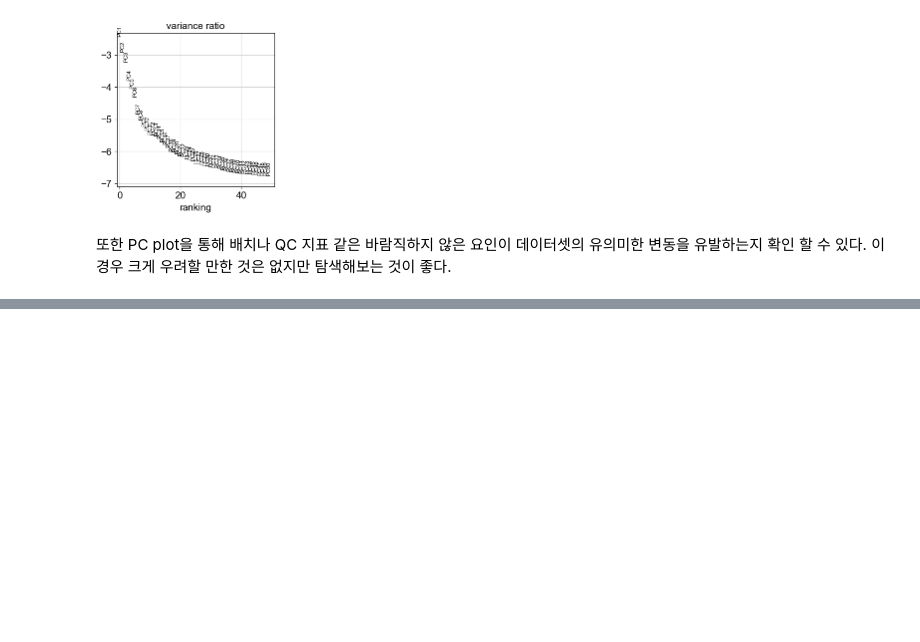
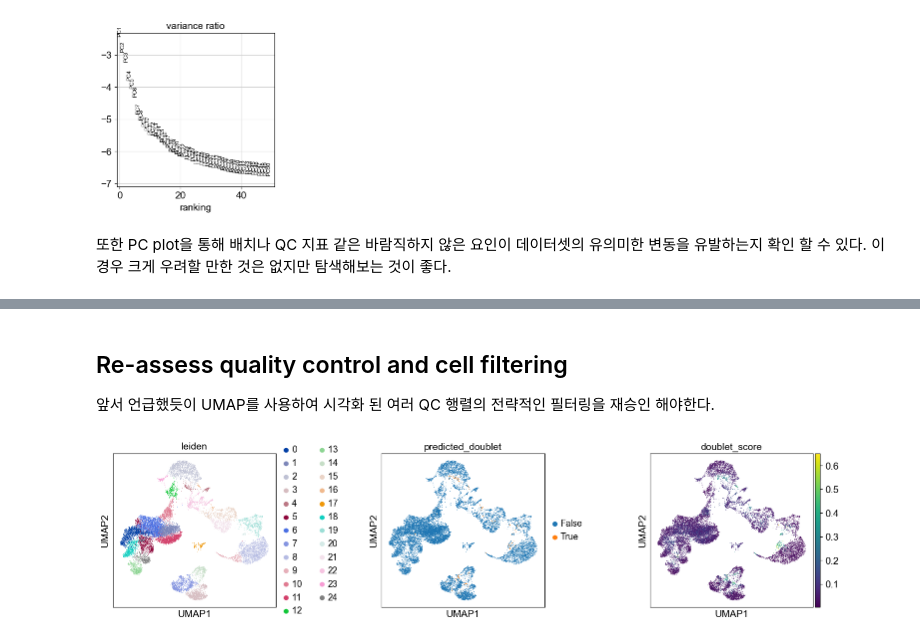
Before and after one commit to boeun02/scRNA-seq-Cancer-Immunology-Analysis, a Jupyter notebook: phase0_basics/01_pbmc_tutorial.ipynb, the cells around one changed output, grey strips where cells are left out. Cells and saved outputs as stored; diff of their text form; code cells hidden in the pictures; blank space fills up the shorter version.

```diff
--- a/phase0_basics/01_pbmc_tutorial.ipynb
+++ b/phase0_basics/01_pbmc_tutorial.ipynb
@@ -207,0 +276,14 @@ KeyError: "Could not find 'pca' or 'X_pca' in .obsm"
+# %% [markdown]
+## Re-assess quality control and cell filtering
+
+앞서 언급했듯이 UMAP를 사용하여 시각화 된 여러 QC 행렬의 전략적인 필터링을 재승인 해야한다.
+# %%
+sc.pl.umap(
+    adata,
+    color=["leiden", "predicted_doublet", "doublet_score"],
+    # increase horizontal space between panels
+    wspace=0.5,
+    size=3,
+)
+# %% [output]
+[figure, added]
```
Also changed, not shown: parts of 22 cells of this notebook.
